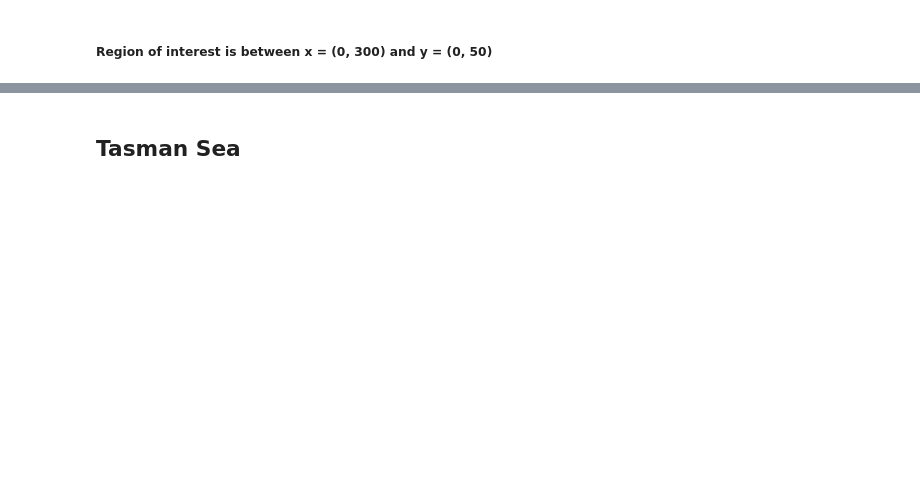
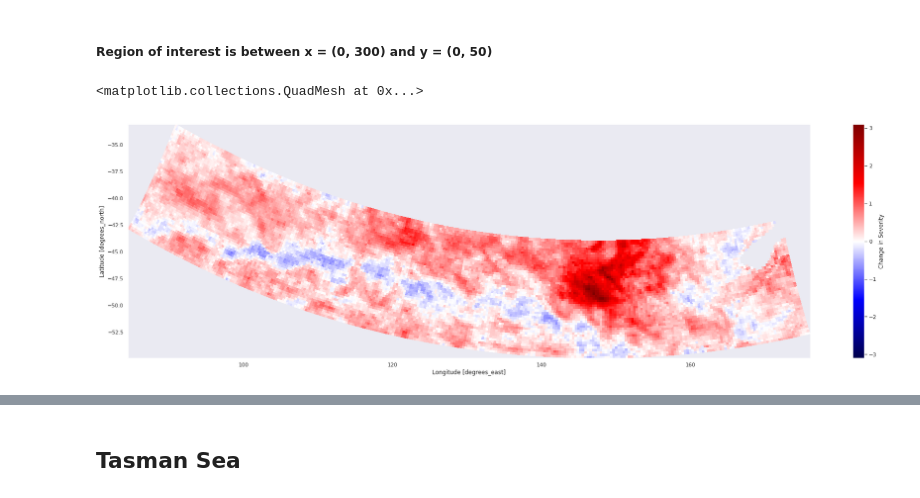
Before and after one commit to ritwik1111/MHW, a Jupyter notebook: Projects/MHW/Regional_Plots.ipynb, the cells around one changed output, grey strips where cells are left out. Drawn from its saved outputs; the diff is of its cells as text; code cells hidden in the pictures; blank space fills up the shorter version.

```diff
--- a/Projects/MHW/Regional_Plots.ipynb
+++ b/Projects/MHW/Regional_Plots.ipynb
@@ -79,6 +87,6 @@ mld_diffReg = mld_fReg - mld_pReg
 # %%
-mldRegp = pastMHW.isel(y = slice(5,55), x = slice(0, 300)).chunk({'x' : 70, 'y' : 60})
-mldRegf = futMHW.isel(y = slice(5,55), x = slice(0, 300)).chunk({'x' : 70, 'y' : 60})
+mldRegp = pastMHW.isel(y = slice(5,55), x = slice(5, 300)).chunk({'x' : 70, 'y' : 60})
+mldRegf = futMHW.isel(y = slice(5,55), x = slice(5, 300)).chunk({'x' : 70, 'y' : 60})
 # %%
 mldReg_PSev = mldRegp.groupby('time_counter.year').max(dim = 'time_counter').mean(dim = 'year').compute()
 mldReg_PSev = xr.where(mldReg_PSev == 0, np.nan, mldReg_PSev)
@@ -89,0 +100,5 @@ mldReg_diff_Sev = mldReg_FSev - mldReg_PSev
+# %%
+mldReg_diff_Sev.plot(cmap = 'seismic', x = 'nav_lon', y = 'nav_lat', figsize = (32,9), cbar_kwargs = {'label' : 'Change in Severity'})
+# %% [output]
+<matplotlib.collections.QuadMesh at 0x...>
+[figure, added]
```
Also changed, not shown: parts of 22 cells of this notebook.
